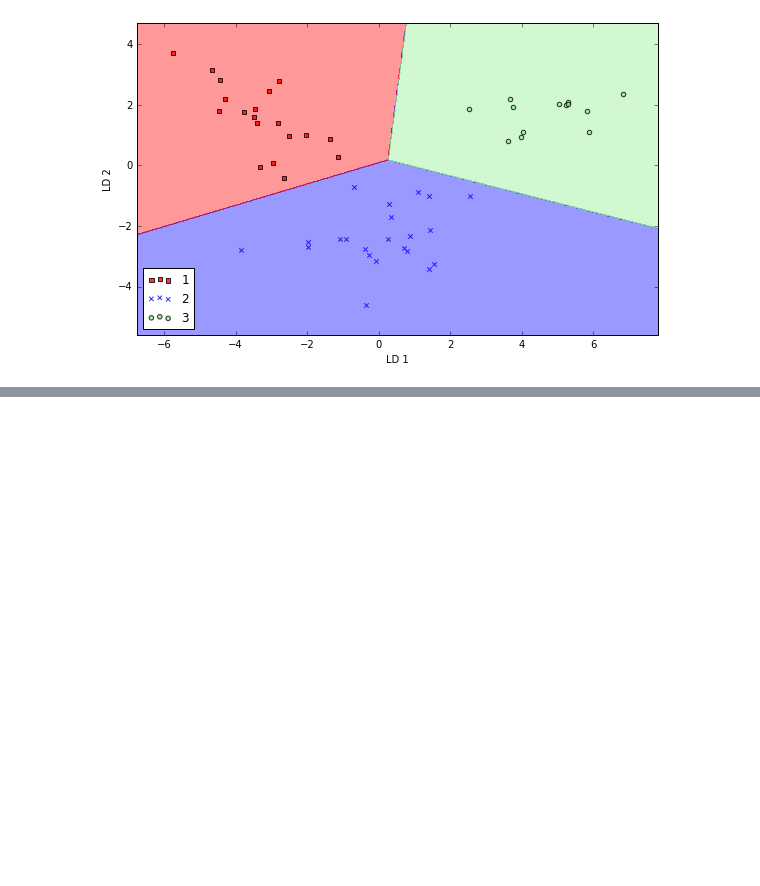
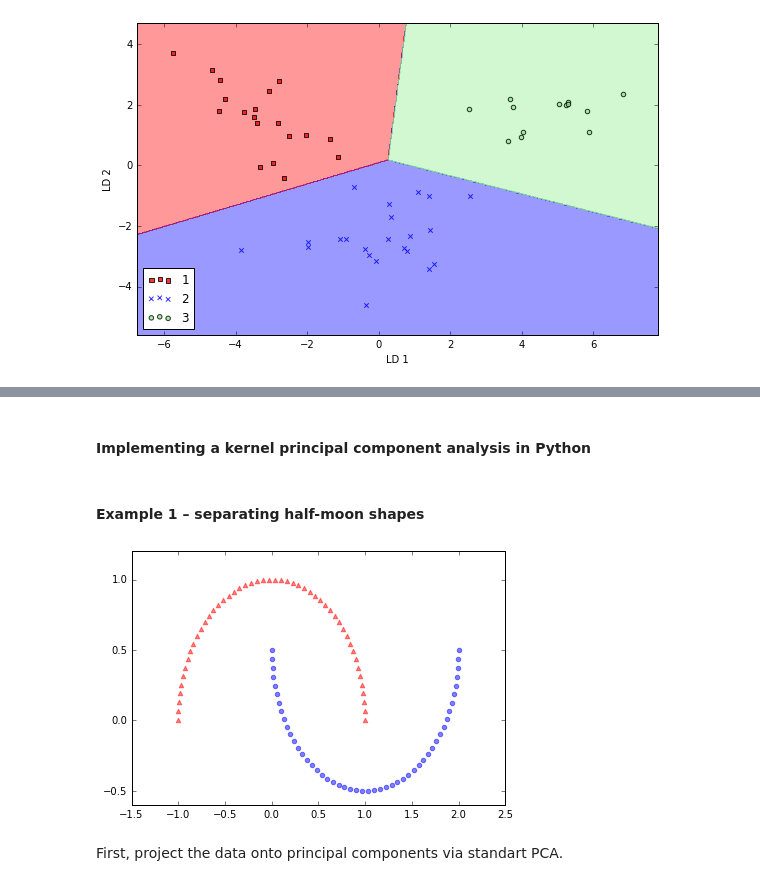
Before and after one commit to sametmarasli/Project_Exploring_scikit-learn, a Jupyter notebook: ml_dimensionality_reduction.ipynb, the cells around one changed output, grey strips where cells are left out. Drawn from its saved outputs; the diff is of its cells as text; code cells hidden in the pictures; blank space fills up the shorter version.

```diff
--- a/ml_dimensionality_reduction.ipynb
+++ b/ml_dimensionality_reduction.ipynb
@@ -363,0 +358,2 @@ Kernel principal component analysis in scikit-learn
+# %% [markdown]
+#### Implementing a kernel principal component analysis in Python
@@ -363,0 +408,2 @@ Kernel principal component analysis in scikit-learn
+# %% [markdown]
+#### Example 1 – separating half-moon shapes
@@ -363,0 +414,11 @@ Kernel principal component analysis in scikit-learn
+# %%
+X, y = make_moons(n_samples=100, random_state=123)
+
+plt.scatter(X[y == 0, 0], X[y == 0, 1], color='red', marker='^', alpha=0.5)
+plt.scatter(X[y == 1, 0], X[y == 1, 1], color='blue', marker='o', alpha=0.5)
+plt.tight_layout()
+plt.show()
+# %% [output]
+[figure, added]
+# %% [markdown]
+First, project the data onto principal components via standart PCA.
```
Also changed, not shown: parts of 35 cells of this notebook.
